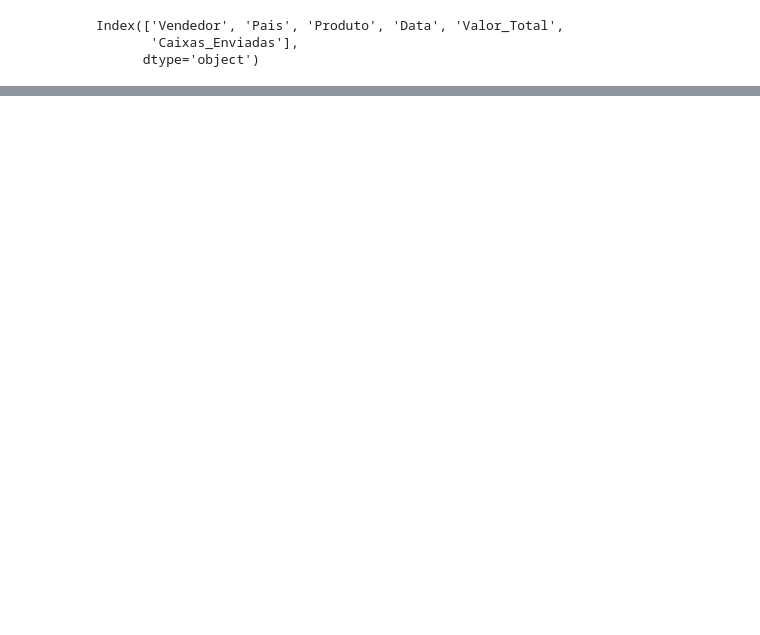
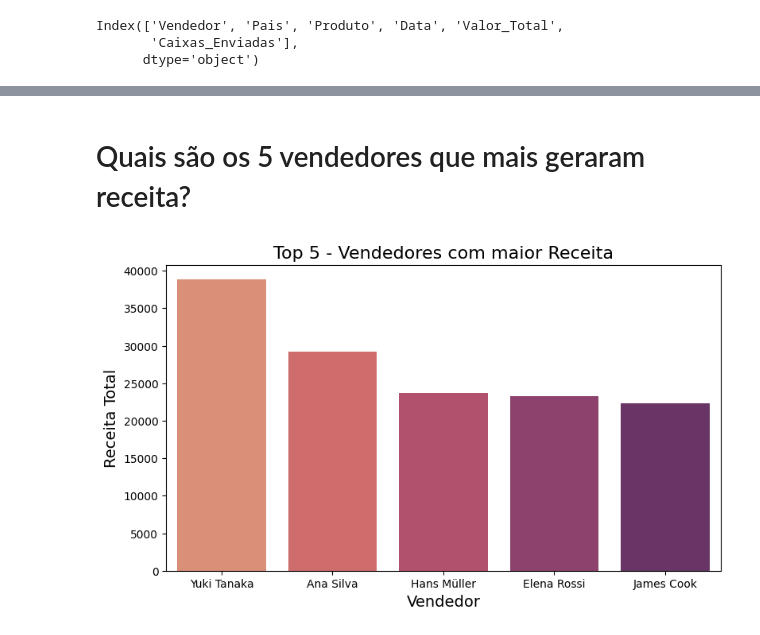
Before and after one commit to RodrygoYamasaki/ChocolateSales, a Jupyter notebook: notebooks/analise_exploratoria.ipynb, the cells around one changed output, grey strips where cells are left out. Cells and saved outputs as stored; diff of their text form; code cells hidden in the pictures; blank space fills up the shorter version.

```diff
--- a/notebooks/analise_exploratoria.ipynb
+++ b/notebooks/analise_exploratoria.ipynb
@@ -108,0 +137,14 @@ plt.show()
+# %% [markdown]
+# Quais são os 5 vendedores que mais geraram receita?
+# %%
+receita_vendedor = df.groupby('Vendedor', as_index=False)['Valor_Total'].sum().sort_values(by='Valor_Total', ascending=False).head(5)
+
+fig, ax = plt.subplots(figsize=(9, 5))
+ax = sns.barplot(data=receita_vendedor, x='Vendedor', y='Valor_Total', palette='flare', hue='Vendedor')
+ax.set_title('Top 5 - Vendedores com maior Receita', fontsize=16)
+ax.set_xlabel('Vendedor', fontsize=14)
+ax.set_ylabel('Receita Total', fontsize=14)
+
+plt.show()
+# %% [output]
+[figure, added]
```
Also changed, not shown: parts of 20 cells of this notebook.
